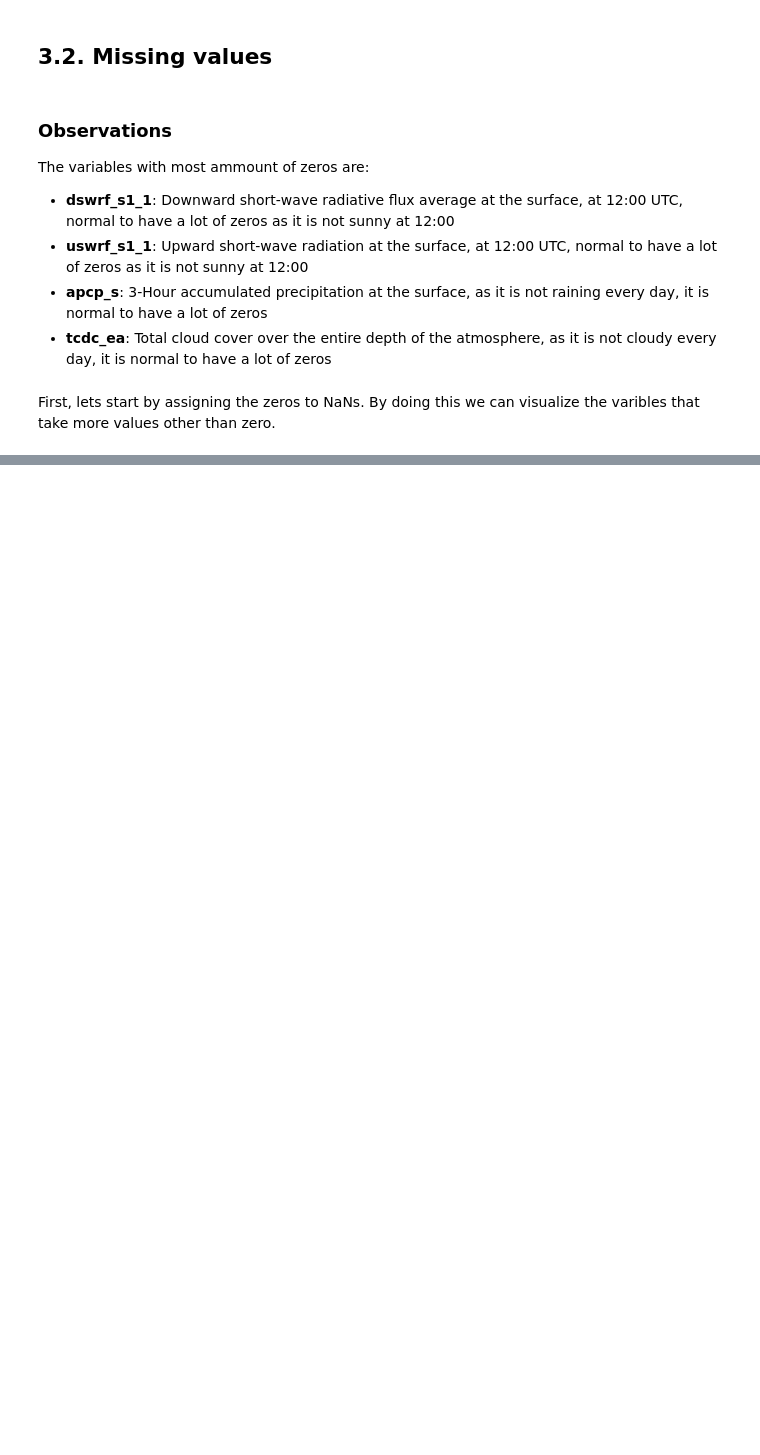
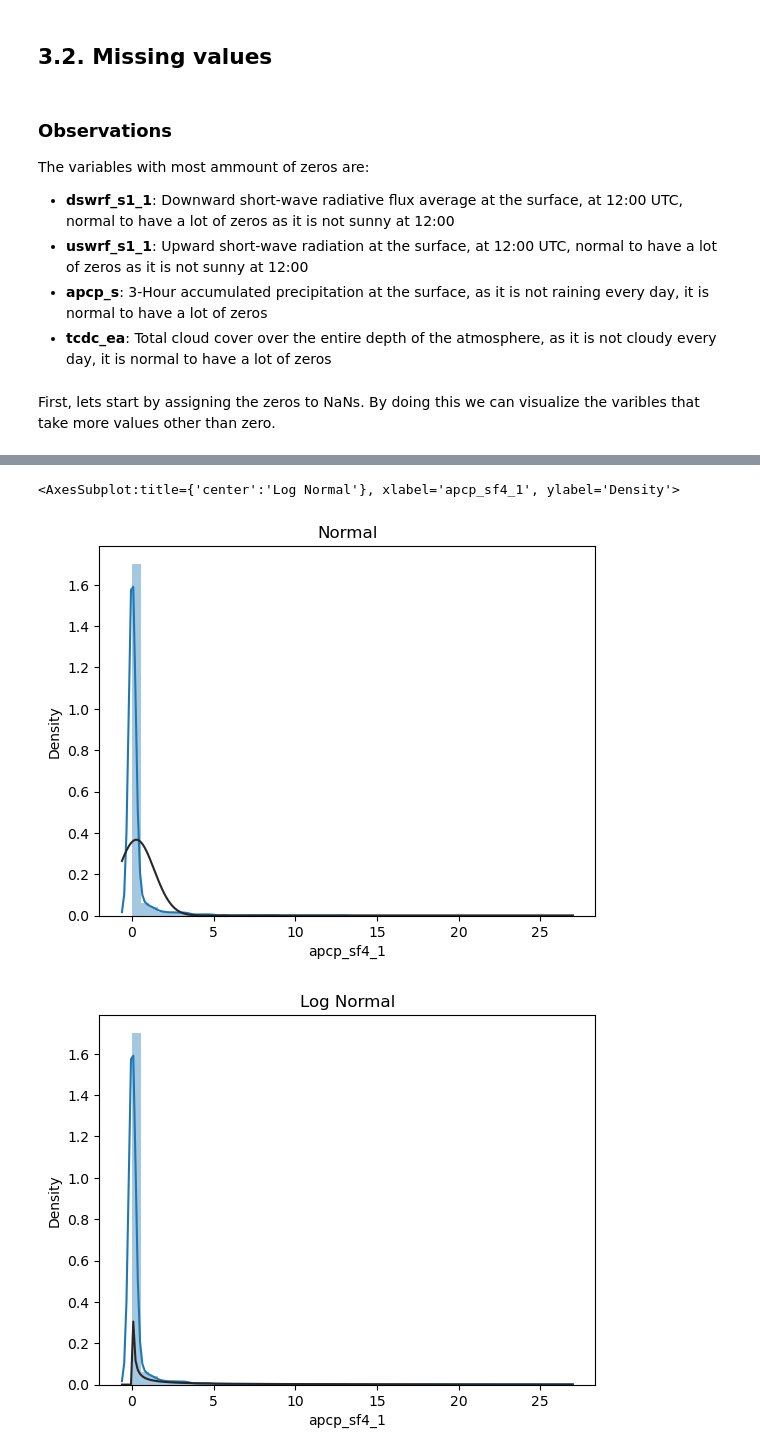
Before and after one commit to carlosiborra/AMS-2013-2014-Solar-Energy-Prediction-Contest, a Jupyter notebook: code/model.ipynb, the cells around one changed output, grey strips where cells are left out. Saved outputs shown, nothing was run; the diff lists cells and outputs as text; code cells hidden in the pictures; blank space fills up the shorter version.

```diff
--- a/code/model.ipynb
+++ b/code/model.ipynb
@@ -121,0 +240,10 @@ plt.savefig("../data/img/missing_values_dendrogram.png")
+# %%
+y = disp_df['apcp_sf4_1']
+plt.figure(1); plt.title('Normal')
+sns.distplot(y, kde=True, fit=st.norm)
+plt.figure(2); plt.title('Log Normal')
+sns.distplot(y, kde=True, fit=st.lognorm)
+# %% [output]
+<AxesSubplot:title={'center':'Log Normal'}, xlabel='apcp_sf4_1', ylabel='Density'>
+[figure, added]
+[figure, added]
```
Also changed, not shown: parts of 26 cells of this notebook, 3 other files.
